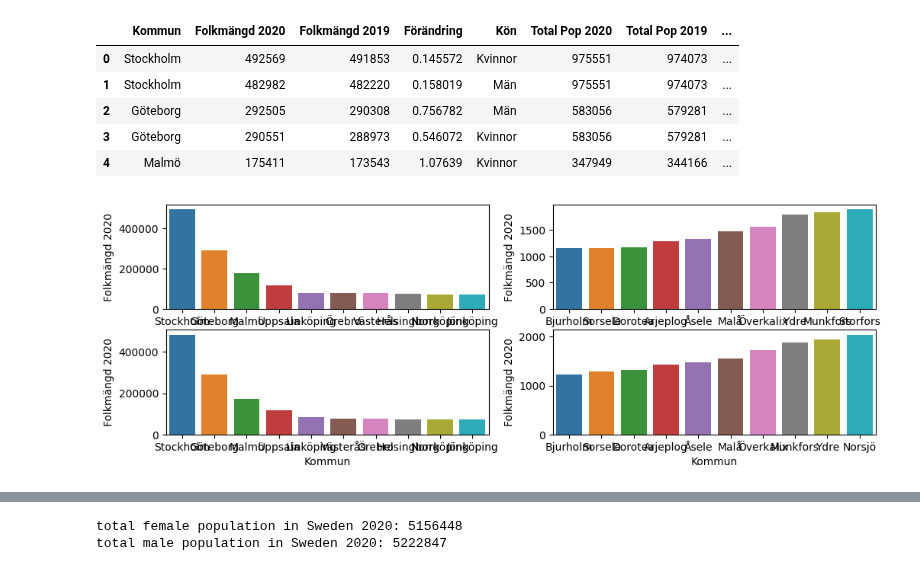
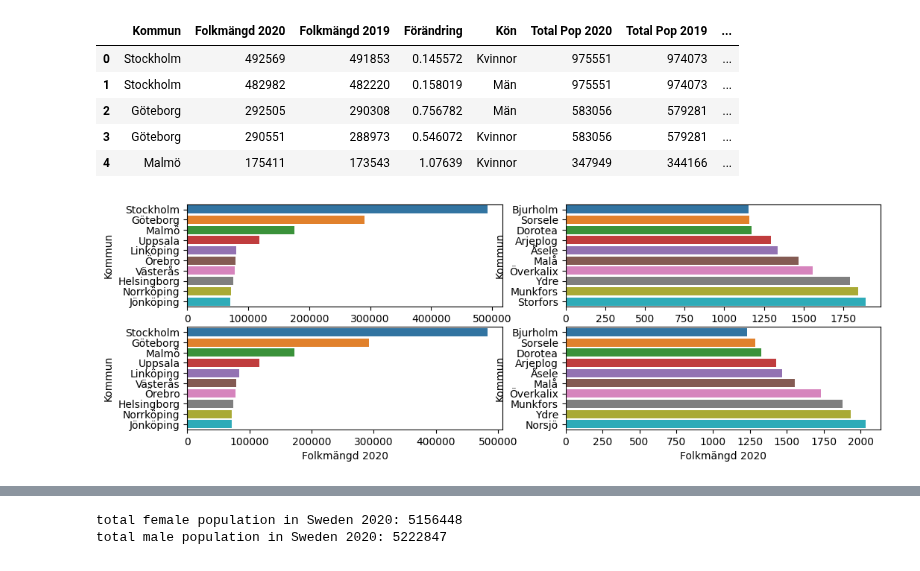
Before and after one commit to yuna-liu/Databehandling-Yuna-Liu, a Jupyter notebook: Exercises/E00_pandas_basic_syntax.ipynb, the cells around one changed output, grey strips where cells are left out. Cells and saved outputs as stored; diff of their text form; code cells hidden in the pictures.

Commit message:
errors in barplot

```diff
--- a/Exercises/E00_pandas_basic_syntax.ipynb
+++ b/Exercises/E00_pandas_basic_syntax.ipynb
@@ -588,14 +588,14 @@ df_merge.head()
 # %%
 import matplotlib.pyplot as plt
 import seaborn as sns
 fig, ax = plt.subplots(2,2, dpi=100, figsize=(12,4))
 kvinnor_top10 = df_kvinnor.sort_values(by="Folkmängd 2020", ascending = False).head(10)
 kvinnor_bottom10 = df_kvinnor.sort_values(by="Folkmängd 2020", ascending = True).head(10)
 man_top10 = df_man.sort_values(by="Folkmängd 2020", ascending = False).head(10)
 man_bottom10 = df_man.sort_values(by="Folkmängd 2020", ascending = True).head(10)
-sns.barplot(data=kvinnor_top10, x="Kommun", y="Folkmängd 2020", ax=ax[0,0]);
-sns.barplot(data=kvinnor_bottom10, x="Kommun", y="Folkmängd 2020", ax=ax[0,1]);
-sns.barplot(data=man_top10, x="Kommun", y="Folkmängd 2020", ax=ax[1,0]);
-sns.barplot(data=man_bottom10, x="Kommun", y="Folkmängd 2020", ax=ax[1,1]);
+sns.barplot(data=kvinnor_top10, y="Kommun", x="Folkmängd 2020", ax=ax[0,0]);
+sns.barplot(data=kvinnor_bottom10, y="Kommun", x="Folkmängd 2020", ax=ax[0,1]);
+sns.barplot(data=man_top10, y="Kommun", x="Folkmängd 2020", ax=ax[1,0]);
+sns.barplot(data=man_bottom10, y="Kommun", x="Folkmängd 2020", ax=ax[1,1]);
 # %% [output]
-[figure, old version]
+[figure, new version]
```
Also changed, not shown: parts of 4 cells of this notebook, 1 other file.
